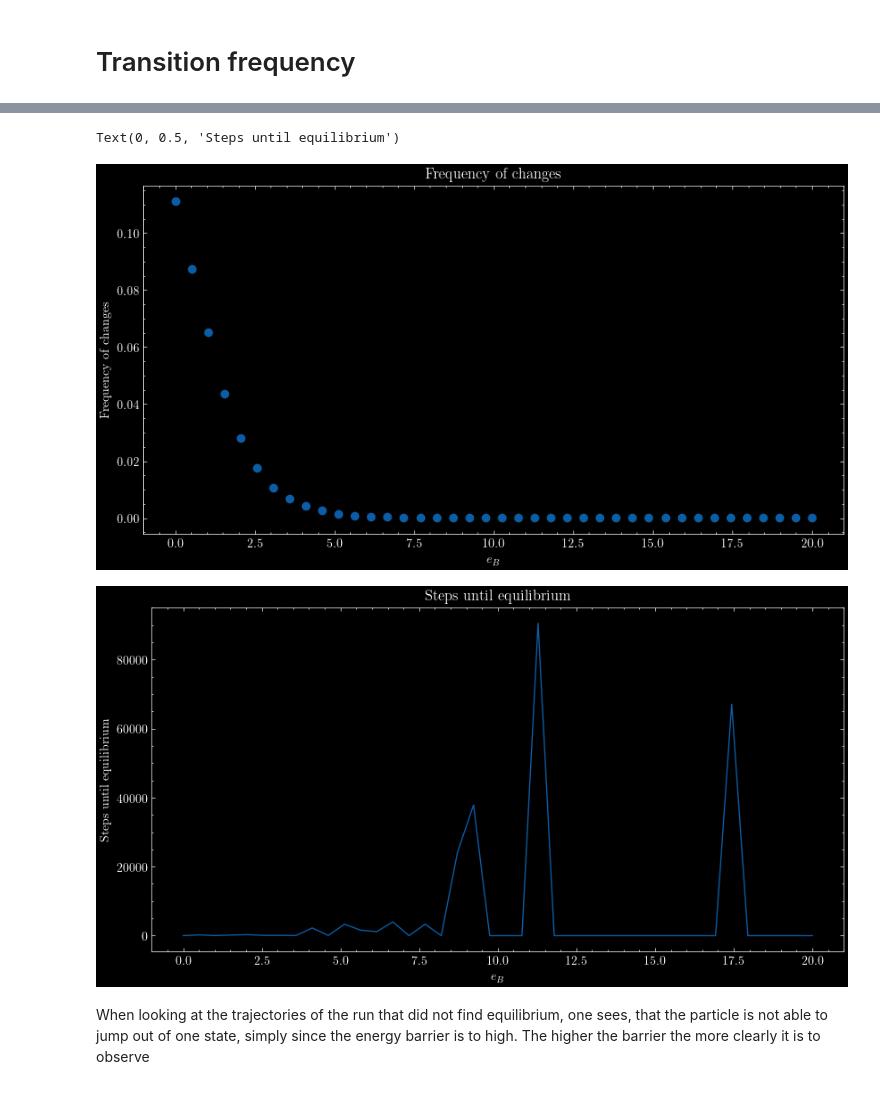
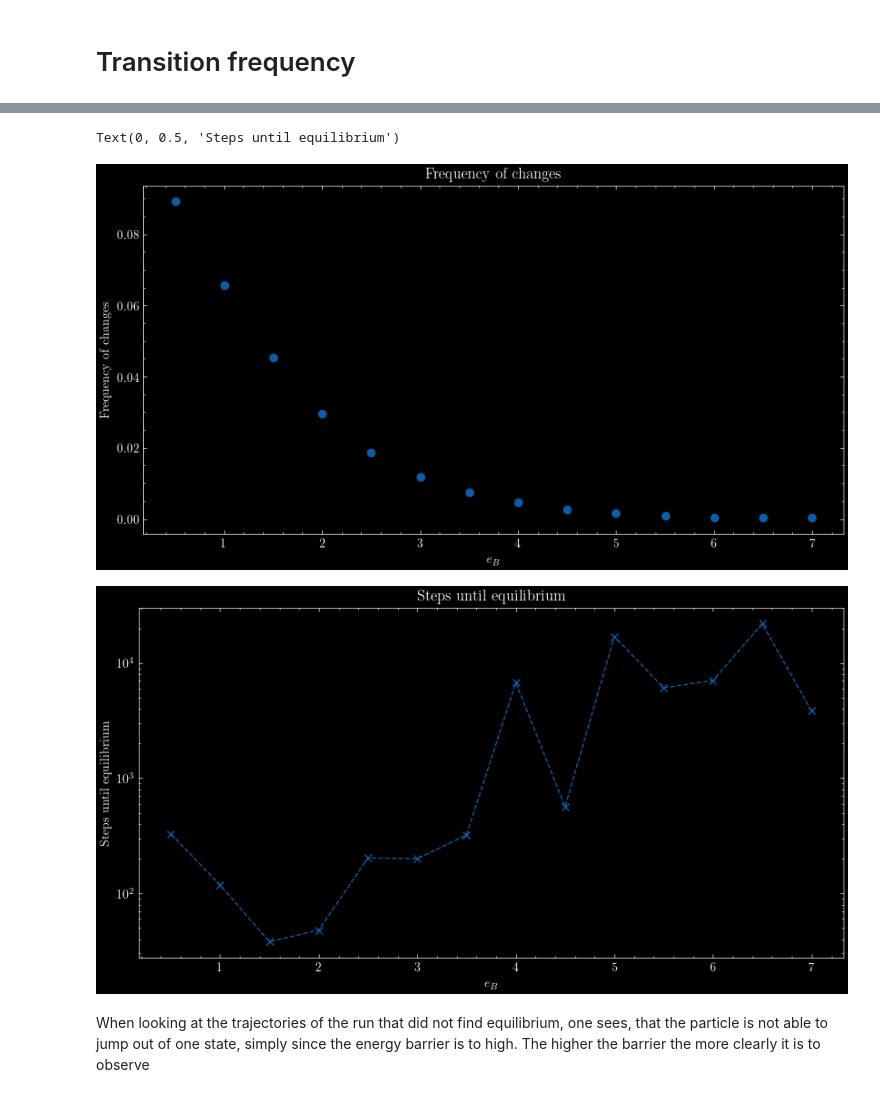
Before and after one commit to FelixWaldschock/Chalmers_FFR120_Simulation_Of_Complex_System, a Jupyter notebook: HW_01/Exercise_2-1/Exercise_2-1.ipynb, the cells around one changed output, grey strips where cells are left out. Saved outputs shown, nothing was run; the diff lists cells and outputs as text; code cells hidden in the pictures.

```diff
--- a/HW_01/Exercise_2-1/Exercise_2-1.ipynb
+++ b/HW_01/Exercise_2-1/Exercise_2-1.ipynb
@@ -224,12 +224,19 @@ def calculateChangingFrequency(stateTrajectory):
 # print(mean)
 # %%
 # vary eB and determine how it affects the frequency of changes
-M = 40 # number of different values of eB
-eB_ = np.linspace(0,20, M)
-N = 100000 # number of iterations
+
+# array from 0 to 7 with 0.5 steps
+eB_ = np.linspace(0.5, 7, 14)
+
+#eB_ = np.array([0,0.5,1, 1.5,2 ,3,4,5,6,7])
+M = len(eB_)    # number of different values of eB
+N = 100000     # number of iterations
 
 frequencyTrajectory = np.zeros(M)
 StepsUntilEquilibrium = np.zeros(M)
+
+# fix random seed
+np.random.seed(230)
 
 if (1):
     for j in range(M):
@@ -239,7 +246,7 @@ if (1):
         E2 = 0
 
         # compute Z
-        Z = 2 + np.exp(-Eb / (kB * T))  # 2.135
+        Z = 2 + np.exp(-Eb / (kB * T))  # inititally 2.135
 
         # compute the probability of changing state for each state
         P0 = 1 / Z
@@ -263,7 +270,7 @@ if (1):
         lengthOfStayInState, mean = calculateChangingFrequency(stateTrajectory)
         frequencyTrajectory[j] = 1 / mean
         # calculate the time until equilibrium
-        equilibrium = findTimeOfEquilibrium(stateTrajectory, P0, P1, P2)
+        equilibrium, equilibriumState = findTimeOfEquilibrium(stateTrajectory, P0, P1, P2)
         # catch the errors of finding the equilibrium
         if equilibrium == False:
             errorCases.append([stateTrajectory, Eb])
@@ -293,23 +282,23 @@ Equilibrium not reached
 # %%
 # load the arrays
 frequencyTrajectory = np.load("frequencyTrajectory.npy")
 StepsUntilEquilibrium = np.load("StepsUntilEquilibrium.npy")
 
 plt.figure(figsize=(10, 5))
 plt.plot(eB_, frequencyTrajectory, 'o')
 plt.title("Frequency of changes")
 plt.xlabel(r"$e_B$")
 plt.ylabel("Frequency of changes")
 
 plt.figure(figsize=(10, 5))
-plt.plot(eB_, StepsUntilEquilibrium)
+plt.semilogy(eB_, StepsUntilEquilibrium, '--x')
 plt.title("Steps until equilibrium")
 plt.xlabel(r"$e_B$")
 plt.ylabel("Steps until equilibrium")
 # %% [output]
 Text(0, 0.5, 'Steps until equilibrium')
-[figure, old version]
+[figure, new version]
-[figure, old version]
+[figure, new version]
 # %% [markdown]
 When looking at the trajectories of the run that did not find equilibrium, one sees, that the particle is not able to jump out of one state, simply since the energy barrier is to high. The higher the barrier the more clearly it is to observe
 # %%
```
Also changed, not shown: parts of 5 cells of this notebook, 6 other files.
